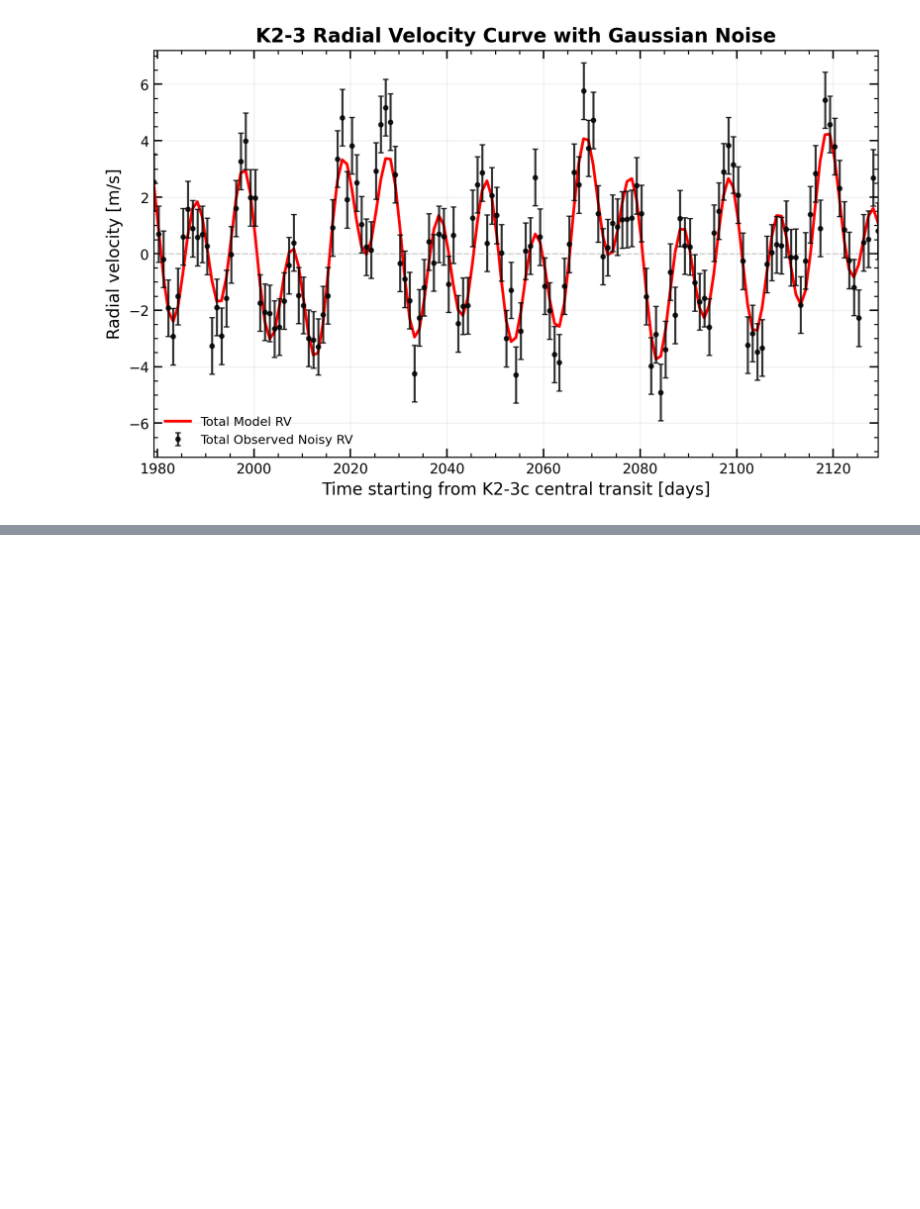
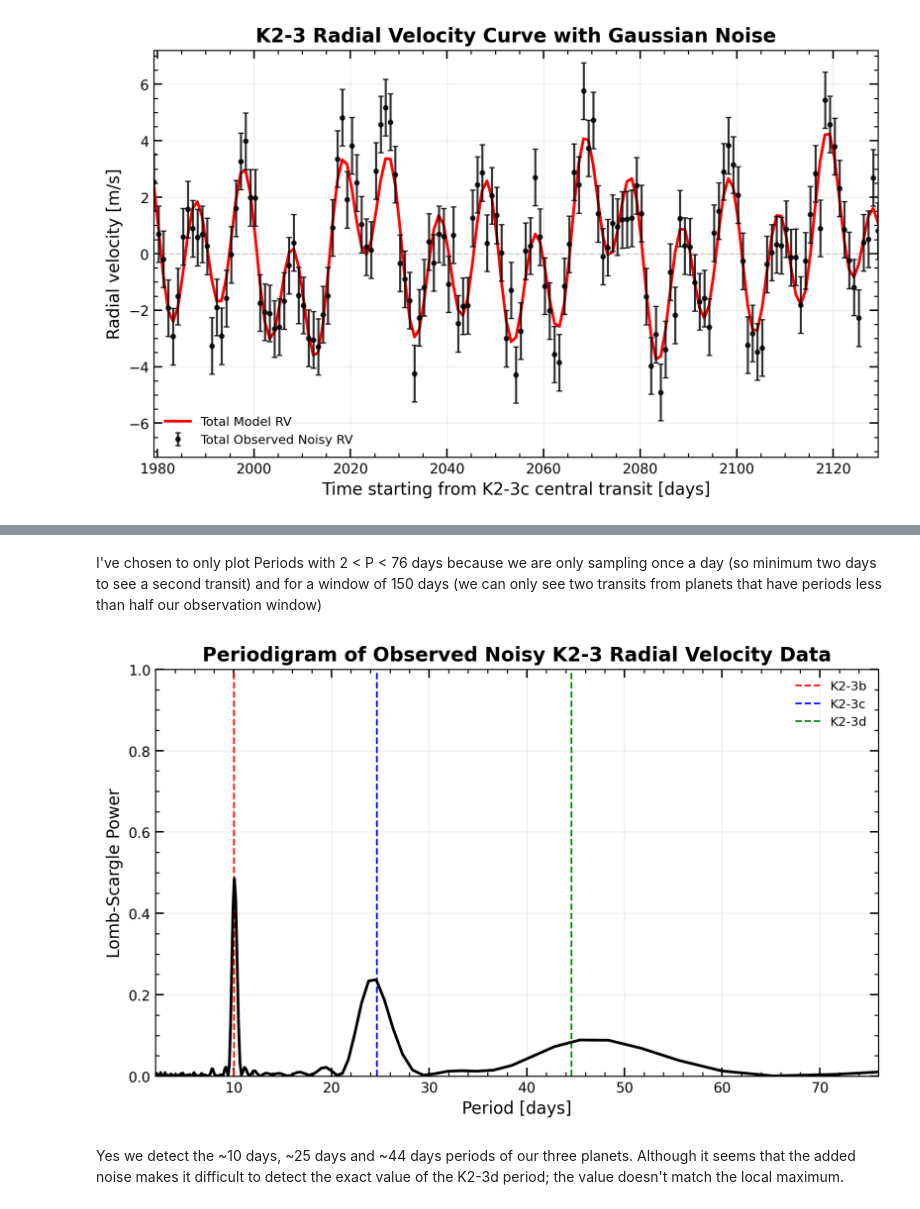
Before and after one commit to JamesDuf/UW-PHYS-771-HW1-KeplerRV, a Jupyter notebook: JDufresne_PHYS_771_A1.ipynb, the cells around one changed output, grey strips where cells are left out. Drawn from its saved outputs; the diff is of its cells as text; code cells hidden in the pictures; blank space fills up the shorter version.

```diff
--- a/JDufresne_PHYS_771_A1.ipynb
+++ b/JDufresne_PHYS_771_A1.ipynb
@@ -323,7 +323,7 @@ noise = rng.normal(
 starRV_obs = starRVtot + noise
 # %%
 # Error bars setup
-RV_err = np.ones_like(t_array) * (stdev * u.m / u.s)
+RV_err = np.ones_like(t_array.value) * (stdev * u.m / u.s)
 # %%
 # Plot the star total RV as a function of time with error bars
 fig, ax = plt.subplots(figsize=(8, 5), dpi=250)
@@ -371,0 +380,41 @@ plt.show()
+# %%
+# Periodigram algorithm
+from astropy.timeseries import LombScargle
+
+frequency, power = LombScargle(t_array, starRV_obs, RV_err).autopower()
+period = frequency**(-1)
+# %% [markdown]
+I've chosen to only plot Periods with 2 < P < 76 days because we are only sampling once a day (so minimum two days to see a second transit) and for a window of 150 days (we can only see two transits from planets that have periods less than half our observation window)
+# %%
+# Plot the Periodigram
+fig, ax = plt.subplots(figsize=(8, 5), dpi=250)
+
+# Label known planet periods
+ax.axvline(P_K2b.value, color="red", lw = 1.25, ls="--", label="K2-3b")
+ax.axvline(P_K2c.value, color="blue", lw = 1.25, ls="--", label="K2-3c")
+ax.axvline(P_K2d.value, color="green", lw = 1.25, ls="--", label="K2-3d")
+
+ax.plot(period, power, color="black", lw=2)
+
+ax.set_xlabel("Period [days]", fontsize=12)
+ax.set_ylabel("Lomb-Scargle Power", fontsize=12)
+ax.set_title("Periodigram of Observed Noisy K2-3 Radial Velocity Data", fontsize=14, fontweight="bold")
+
+ax.set_xlim(2, 76)
+ax.set_ylim(0,1)
+
+# ticks on all four sides
+ax.tick_params(axis="both", which="major", direction="in", length=6, width=1.1, top=True, right=True)
+ax.tick_params(axis="both", which="minor", direction="in", length=3, width=0.8, top=True, right=True)
+ax.xaxis.set_minor_locator(ticker.AutoMinorLocator())
+ax.yaxis.set_minor_locator(ticker.AutoMinorLocator())
+
+ax.grid(True, which="major", alpha=0.18, lw=0.8)
+ax.legend(frameon=False, fontsize=9, loc="best")
+
+fig.tight_layout()
+plt.show()
+# %% [output]
+[figure, added]
+# %% [markdown]
+Yes we detect the ~10 days, ~25 days and ~44 days periods of our three planets. Although it seems that the added noise makes it difficult to detect the exact value of the K2-3d period; the value doesn't match the local maximum.
```
Also changed, not shown: parts of 2 cells of this notebook.
